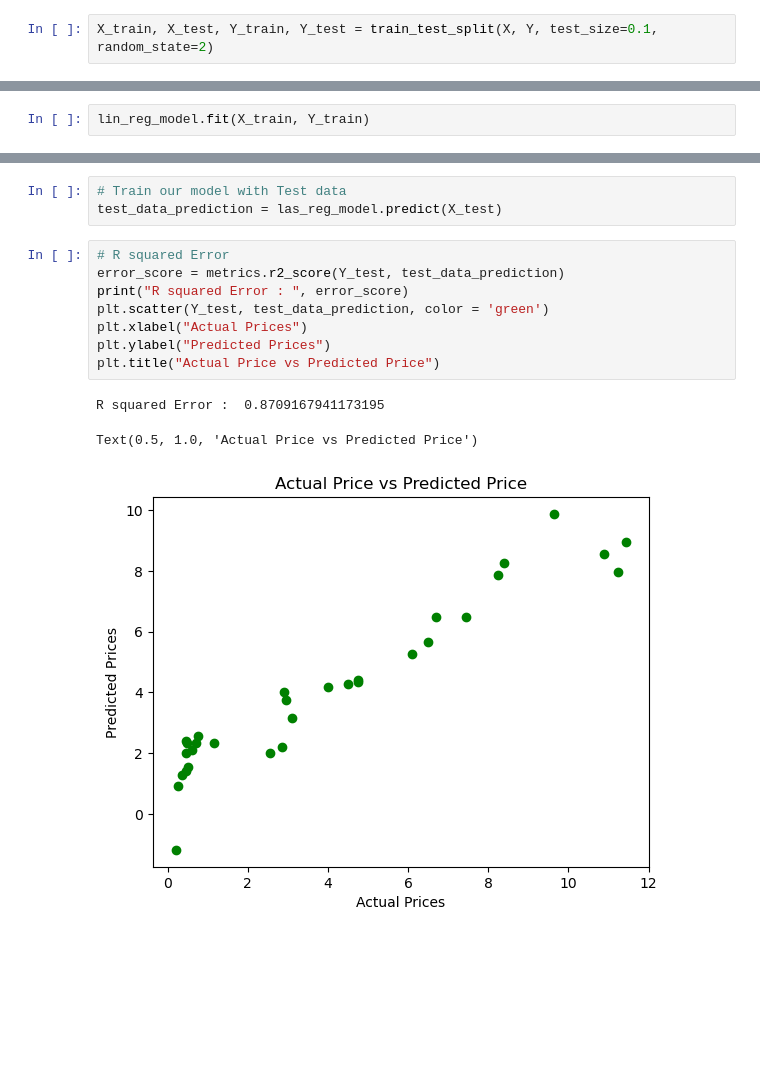
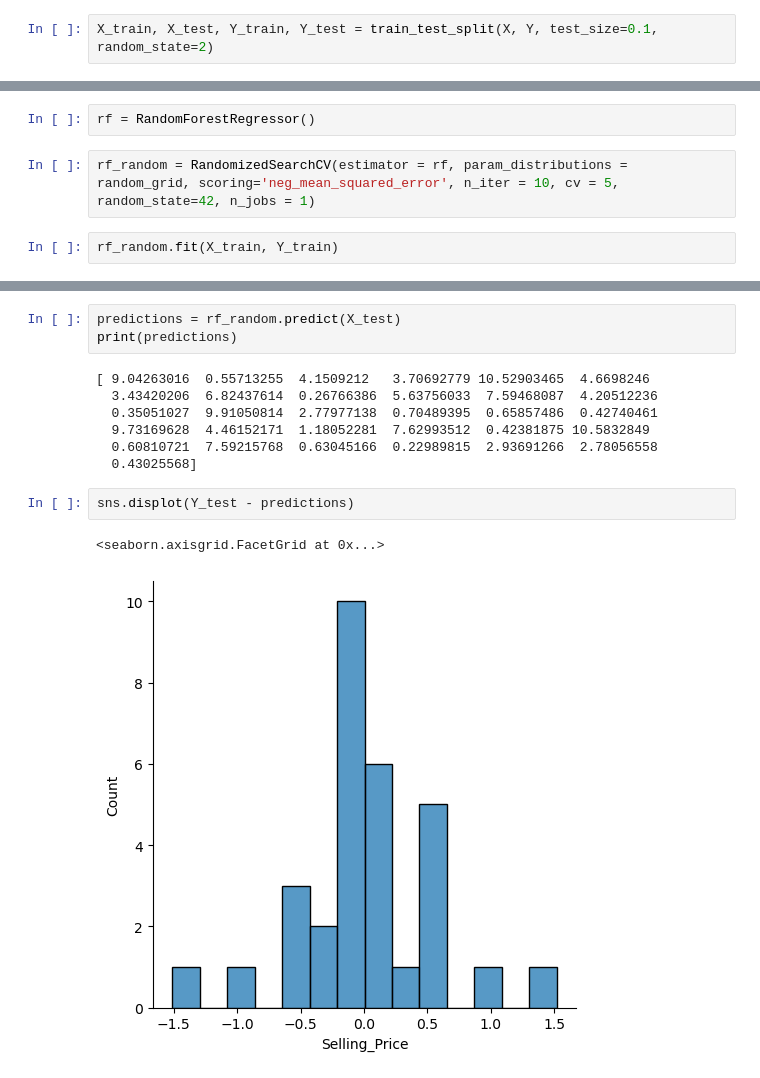
Before and after one commit to Caephas/Car-Price-Prediction, a Jupyter notebook: Car_Price_Prediction.ipynb, the cells around one changed output, grey strips where cells are left out. Saved outputs shown, nothing was run; the diff lists cells and outputs as text; blank space fills up the shorter version.

```diff
--- a/Car_Price_Prediction.ipynb
+++ b/Car_Price_Prediction.ipynb
@@ -162,3 +259,7 @@ lin_reg_model = LinearRegression()
+# %%
+rf = RandomForestRegressor()
+# %%
+rf_random = RandomizedSearchCV(estimator = rf, param_distributions = random_grid, scoring='neg_mean_squared_error', n_iter = 10, cv = 5, random_state=42, n_jobs = 1)
 # %%
-lin_reg_model.fit(X_train, Y_train)
+rf_random.fit(X_train, Y_train)
 # %% [output]
@@ -232,15 +277,15 @@ Text(0.5, 1.0, 'Actual Price vs Predicted Price')
-# %%
-# Train our model with Test data
-test_data_prediction = las_reg_model.predict(X_test)
-# %%
-# R squared Error
-error_score = metrics.r2_score(Y_test, test_data_prediction)
-print("R squared Error : ", error_score)
-plt.scatter(Y_test, test_data_prediction, color = 'green')
-plt.xlabel("Actual Prices")
-plt.ylabel("Predicted Prices")
-plt.title("Actual Price vs Predicted Price")
-# %% [output]
-R squared Error :  0.8709167941173195
-Text(0.5, 1.0, 'Actual Price vs Predicted Price')
-[figure, removed]
+# %%
+predictions = rf_random.predict(X_test)
+print(predictions)
+# %% [output]
+[ 9.04263016  0.55713255  4.1509212   3.70692779 10.52903465  4.6698246
+  3.43420206  6.82437614  0.26766386  5.63756033  7.59468087  4.20512236
+  0.35051027  9.91050814  2.77977138  0.70489395  0.65857486  0.42740461
+  9.73169628  4.46152171  1.18052281  7.62993512  0.42381875 10.5832849
+  0.60810721  7.59215768  0.63045166  0.22989815  2.93691266  2.78056558
+  0.43025568]
+# %%
+sns.displot(Y_test - predictions)
+# %% [output]
+<seaborn.axisgrid.FacetGrid at 0x...>
+[figure, added]
```
Also changed, not shown: parts of 34 cells of this notebook, 4 other files.
